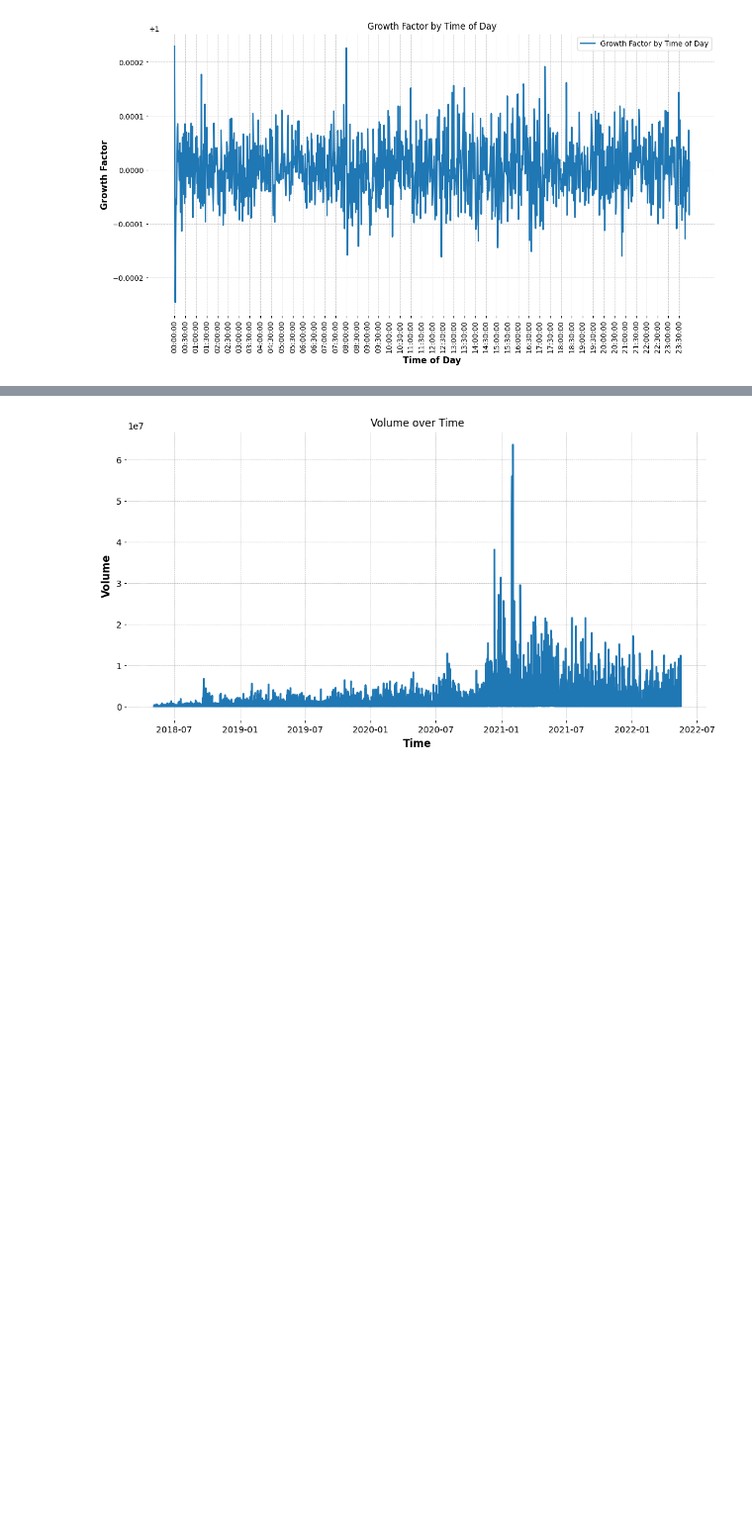
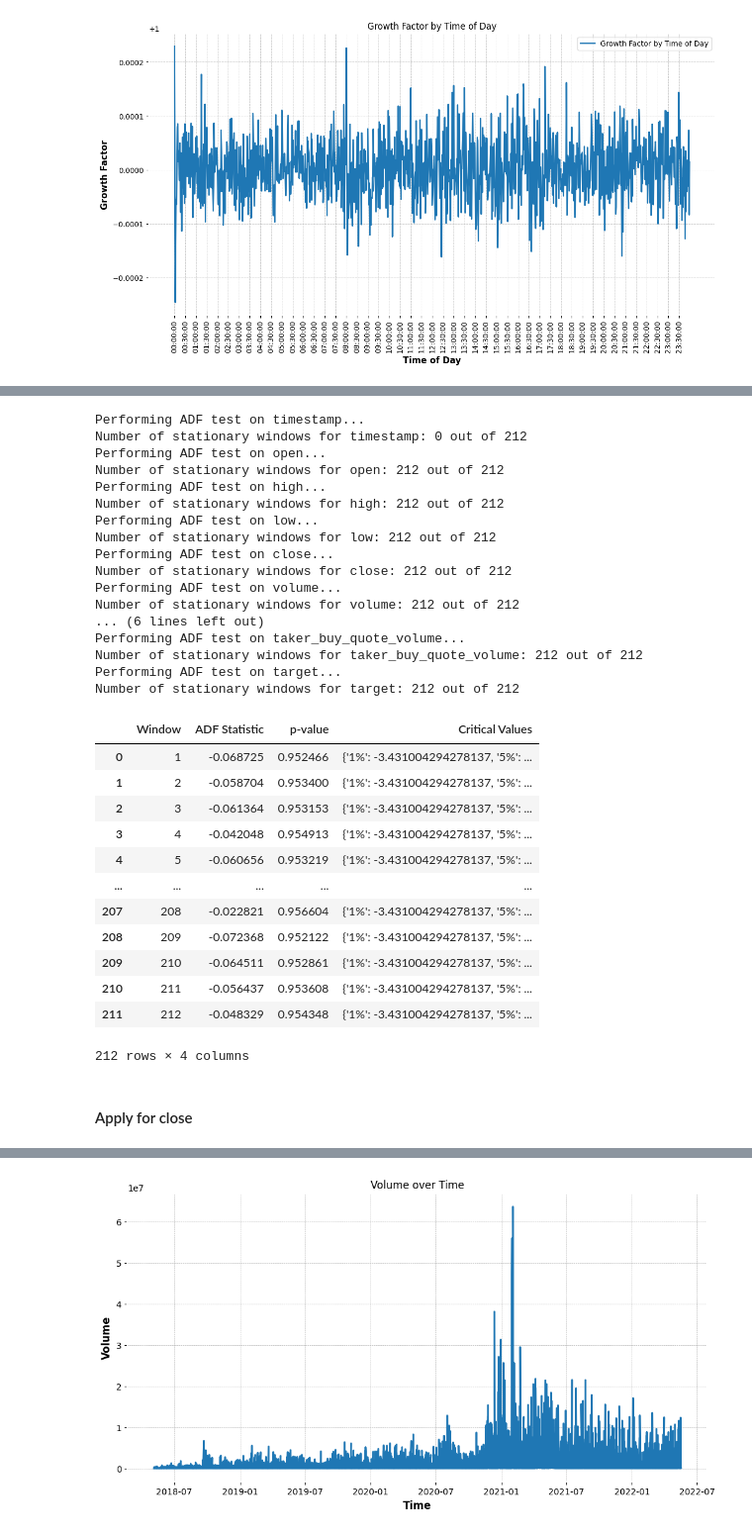
Before and after one commit to pedro-loures/Directional-Forecasting-in-Cryptocurrencies, a Jupyter notebook: data_characterization.ipynb, the cells around one changed output, grey strips where cells are left out. Shown at 99% size. Cells and saved outputs as stored; diff of their text form; code cells hidden in the pictures; blank space fills up the shorter version.

```diff
--- a/data_characterization.ipynb
+++ b/data_characterization.ipynb
@@ -418,3 +496,68 @@ Percentage of stationary windows: 13.21%
+# %%
+# Apply log filter and differentiate all features
+treated_train_df = train_df.copy()
+
+# Apply log filter to numeric columns
+for column in treated_train_df.columns:
+    if np.issubdtype(treated_train_df[column].dtype, np.number):
+        treated_train_df[column] = np.log(treated_train_df[column] + 1)
+
+# Differentiate the numeric columns
+treated_train_df = treated_train_df.diff().dropna()
+
+# Apply perform_adf_test to all features of the treated_train_df
+window_size = 10000
+adf_results_treated = {}
+
+for column in treated_train_df.columns:
+    if treated_train_df[column].dtype in ['float64', 'int64']:  # Ensure the column is numeric
+        print(f"Performing ADF test on {column}...")
+        result_df = perform_adf_test(treated_train_df[column], window_size)
+        adf_results_treated[column] = result_df
+
+        # Calculate the number of stationary windows
+        stationary_windows = result_df[result_df['p-value'] < 0.05]
+        print(f"Number of stationary windows for {column}: {len(stationary_windows)} out of {len(treated_train_df) // window_size}")
+
+# Save the results to CSV files
+for column, result_df in adf_results_treated.items():
+    result_df.to_csv(f'adf_test_results_treated_{column}.csv', index=False)
+
+# Display the results for the first feature as an example
+adf_results_treated[list(adf_results_treated.keys())[0]]
+# %% [output]
+Performing ADF test on timestamp...
+Number of stationary windows for timestamp: 0 out of 212
+Performing ADF test on open...
+Number of stationary windows for open: 212 out of 212
+Performing ADF test on high...
+Number of stationary windows for high: 212 out of 212
+Performing ADF test on low...
+Number of stationary windows for low: 212 out of 212
+Performing ADF test on close...
+Number of stationary windows for close: 212 out of 212
+Performing ADF test on volume...
+Number of stationary windows for volume: 212 out of 212
+... (6 lines left out)
+Performing ADF test on taker_buy_quote_volume...
+Number of stationary windows for taker_buy_quote_volume: 212 out of 212
+Performing ADF test on target...
+Number of stationary windows for target: 212 out of 212
+|  | Window | ADF Statistic | p-value | Critical Values |
+| 0 | 1 | -0.068725 | 0.952466 | {'1%': -3.431004294278137, '5%': ... |
+| 1 | 2 | -0.058704 | 0.953400 | {'1%': -3.431004294278137, '5%': ... |
+| 2 | 3 | -0.061364 | 0.953153 | {'1%': -3.431004294278137, '5%': ... |
+| 3 | 4 | -0.042048 | 0.954913 | {'1%': -3.431004294278137, '5%': ... |
+| 4 | 5 | -0.060656 | 0.953219 | {'1%': -3.431004294278137, '5%': ... |
+| ... | ... | ... | ... | ... |
+| 207 | 208 | -0.022821 | 0.956604 | {'1%': -3.431004294278137, '5%': ... |
+| 208 | 209 | -0.072368 | 0.952122 | {'1%': -3.431004294278137, '5%': ... |
+| 209 | 210 | -0.064511 | 0.952861 | {'1%': -3.431004294278137, '5%': ... |
+| 210 | 211 | -0.056437 | 0.953608 | {'1%': -3.431004294278137, '5%': ... |
+| 211 | 212 | -0.048329 | 0.954348 | {'1%': -3.431004294278137, '5%': ... |
+212 rows × 4 columns
+# %% [markdown]
+#### Apply for close
 # %%
 from statsmodels.tsa.stattools import adfuller
 
```
Also changed, not shown: parts of 31 cells of this notebook, 9 other files.
